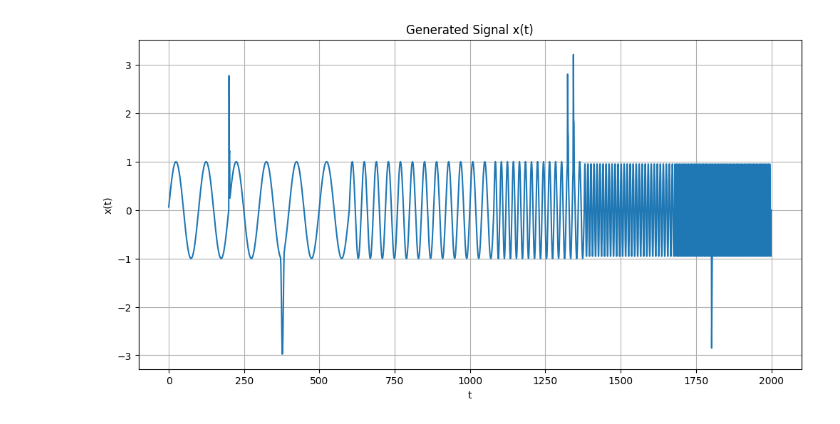
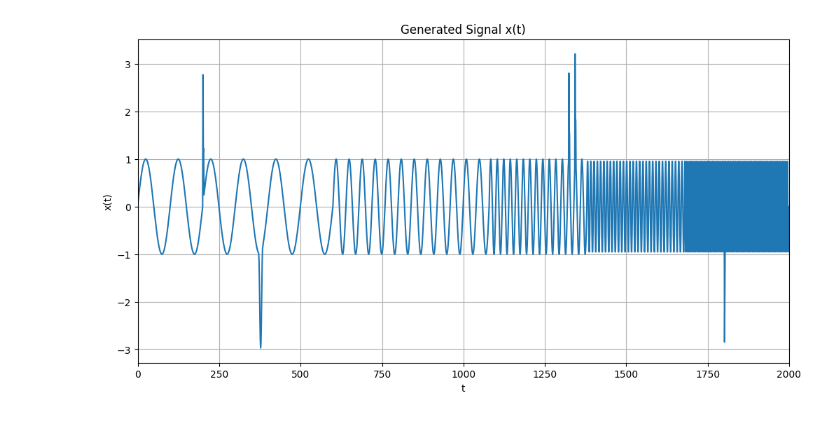
Before and after one commit to rafaelschaves/gele7317-proc-sin, a Jupyter notebook: non_stationary_signal.ipynb, the cells around one changed output. Cells and saved outputs as stored; diff of their text form; code cells hidden in the pictures.

```diff
--- a/non_stationary_signal.ipynb
+++ b/non_stationary_signal.ipynb
@@ -91,12 +38,11 @@ print(x[:100])
 # %%
-import matplotlib.pyplot as plt
-
 plt.figure(figsize=(12, 6))
 plt.plot(t, x)
 plt.title('Generated Signal x(t)')
 plt.xlabel('t')
 plt.ylabel('x(t)')
+plt.xlim(0, N)
 plt.grid(True)
 plt.show()
 # %% [output]
-[figure, old version]
+[figure, new version]
```
Also changed, not shown: parts of 4 cells of this notebook.
